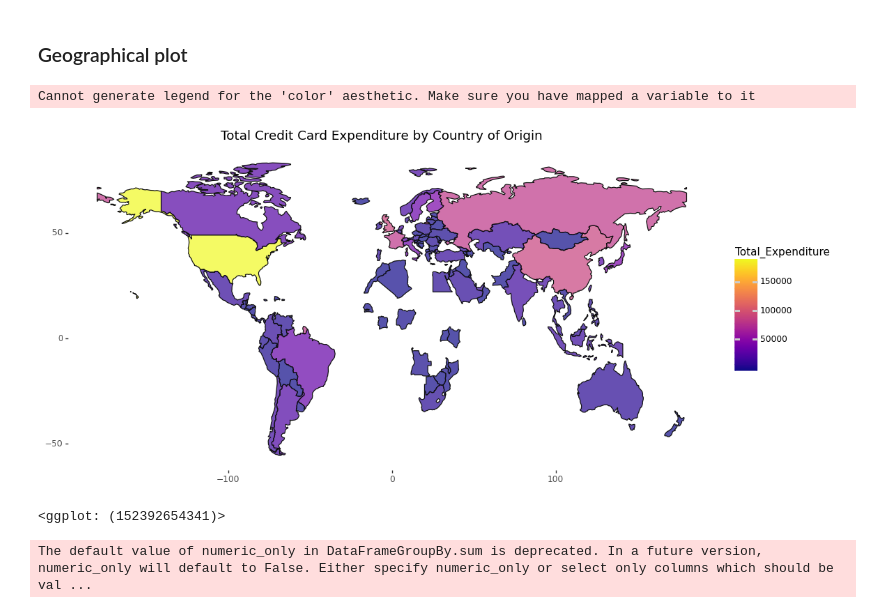
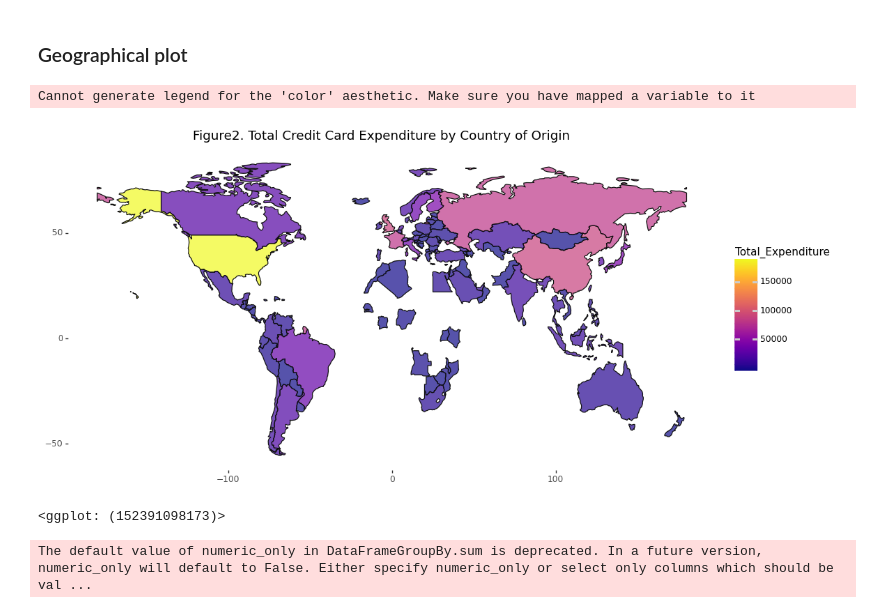
Before and after one commit to callysthenes/citibank_business_case_visual, a Jupyter notebook: DV_GroupA.ipynb, the cells around one changed output. Cells and saved outputs as stored; diff of their text form; code cells hidden in the pictures.

```diff
--- a/DV_GroupA.ipynb
+++ b/DV_GroupA.ipynb
@@ -131,16 +146,16 @@ df6=df_merged.merge(world, left_on="alpha-3", right_on="iso_a3")
 # %%
 chart = ggplot(df6, mapping=aes(fill="Total_Expenditure"))
 map_proj = geom_map(alpha = 0.7)
-labels = labs(title="Total Credit Card Expenditure by Country of Origin")
+labels = labs(title="Figure2. Total Credit Card Expenditure by Country of Origin")
 theme_details = theme(figure_size=(12,6))
 fill_colormap = scale_fill_cmap(cmap_name="plasma")
 color_colormap = scale_color_cmap(cmap_name="plasma")
 world_map_card = chart + map_proj + labels + theme_details + fill_colormap + color_colormap + theme(panel_background = element_blank())
 world_map_card
 # %% [output]
 Cannot generate legend for the 'color' aesthetic. Make sure you have mapped a variable to it
-[figure, old version]
+[figure, new version]
-<ggplot: (152392654341)>
+<ggplot: (152391098173)>
 # %%
 #Selecting Top XX nationalities
 # number of top-n you want
```
Also changed, not shown: parts of 22 cells of this notebook.
